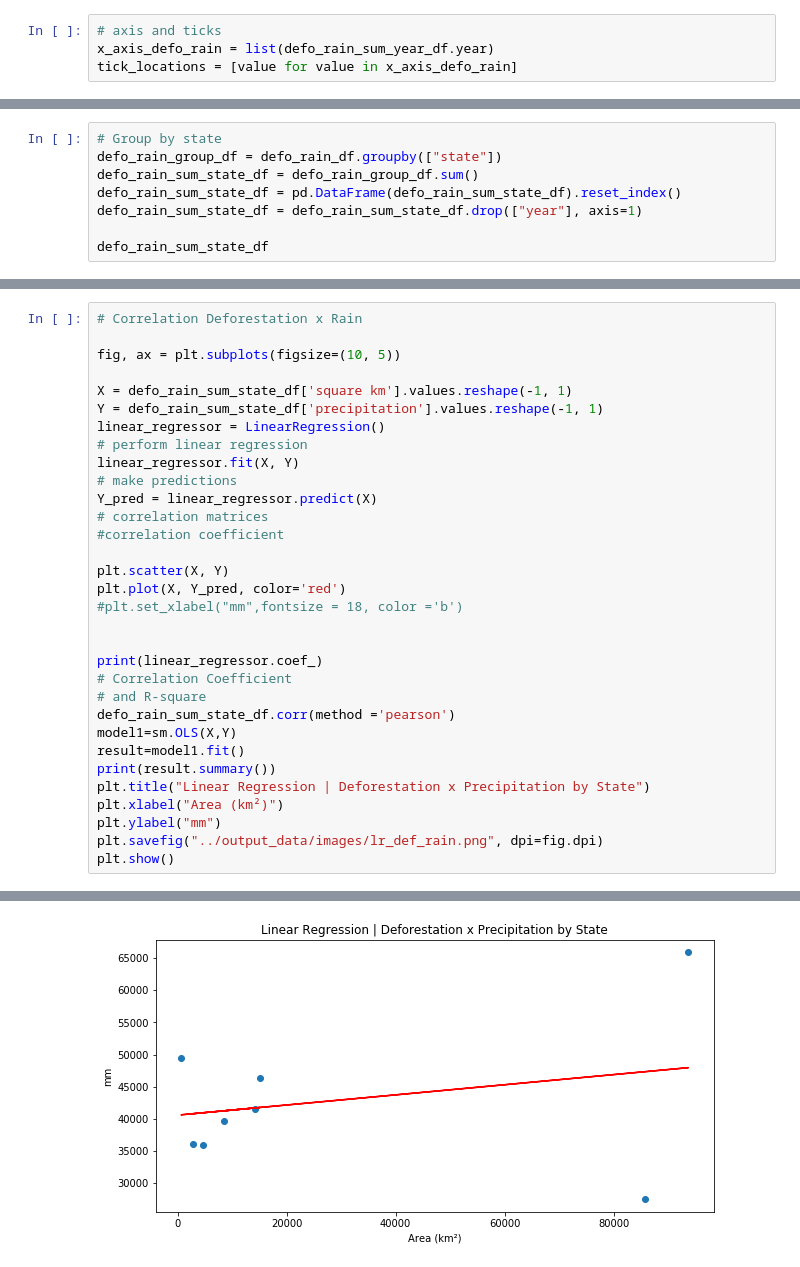
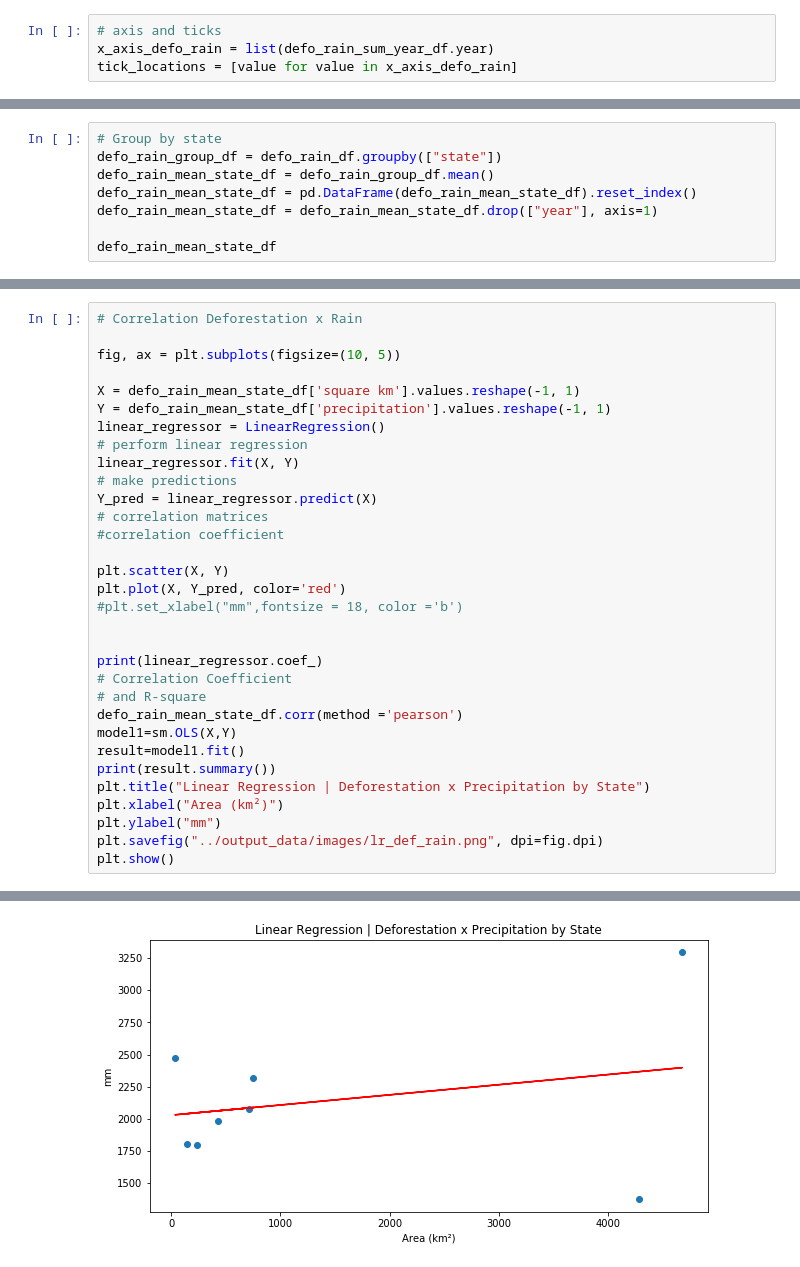
Before and after one commit to Lucas-OlivCouto/brazil-deforestation-analysis, a Jupyter notebook: Notebooks/Deforestation x Rain.ipynb, the cells around one changed output, grey strips where cells are left out. Cells and saved outputs as stored; diff of their text form.

```diff
--- a/Notebooks/Deforestation x Rain.ipynb
+++ b/Notebooks/Deforestation x Rain.ipynb
@@ -136,10 +136,10 @@ plt.show()
 # %%
 # Group by state
 defo_rain_group_df = defo_rain_df.groupby(["state"])
-defo_rain_sum_state_df = defo_rain_group_df.sum()
-defo_rain_sum_state_df = pd.DataFrame(defo_rain_sum_state_df).reset_index()
-defo_rain_sum_state_df = defo_rain_sum_state_df.drop(["year"], axis=1)
+defo_rain_mean_state_df = defo_rain_group_df.mean()
+defo_rain_mean_state_df = pd.DataFrame(defo_rain_mean_state_df).reset_index()
+defo_rain_mean_state_df = defo_rain_mean_state_df.drop(["year"], axis=1)
 
-defo_rain_sum_state_df
+defo_rain_mean_state_df
 # %% [output]
 |  | state | square km | precipitation |
@@ -190,8 +190,8 @@ plt.show()
 
 fig, ax = plt.subplots(figsize=(10, 5))
 
-X = defo_rain_sum_state_df['square km'].values.reshape(-1, 1)
-Y = defo_rain_sum_state_df['precipitation'].values.reshape(-1, 1)
+X = defo_rain_mean_state_df['square km'].values.reshape(-1, 1)
+Y = defo_rain_mean_state_df['precipitation'].values.reshape(-1, 1)
 linear_regressor = LinearRegression()
 # perform linear regression
 linear_regressor.fit(X, Y)
@@ -208,7 +208,7 @@ plt.plot(X, Y_pred, color='red')
 print(linear_regressor.coef_)
 # Correlation Coefficient
 # and R-square
-defo_rain_sum_state_df.corr(method ='pearson')
+defo_rain_mean_state_df.corr(method ='pearson')
 model1=sm.OLS(X,Y)
 result=model1.fit()
 print(result.summary())
@@ -231,8 +231,8 @@ Df Residuals:                       7   BIC:
 Df Model:                           1
 Covariance Type:            nonrobust
 ... (9 lines left out)
 ==============================================================================
 
 Warnings:
 [1] Standard Errors assume that the covariance matrix of the errors is correctly specified.
-[figure, old version]
+[figure, new version]
```
Also changed, not shown: parts of 5 cells of this notebook, 13 other files.
